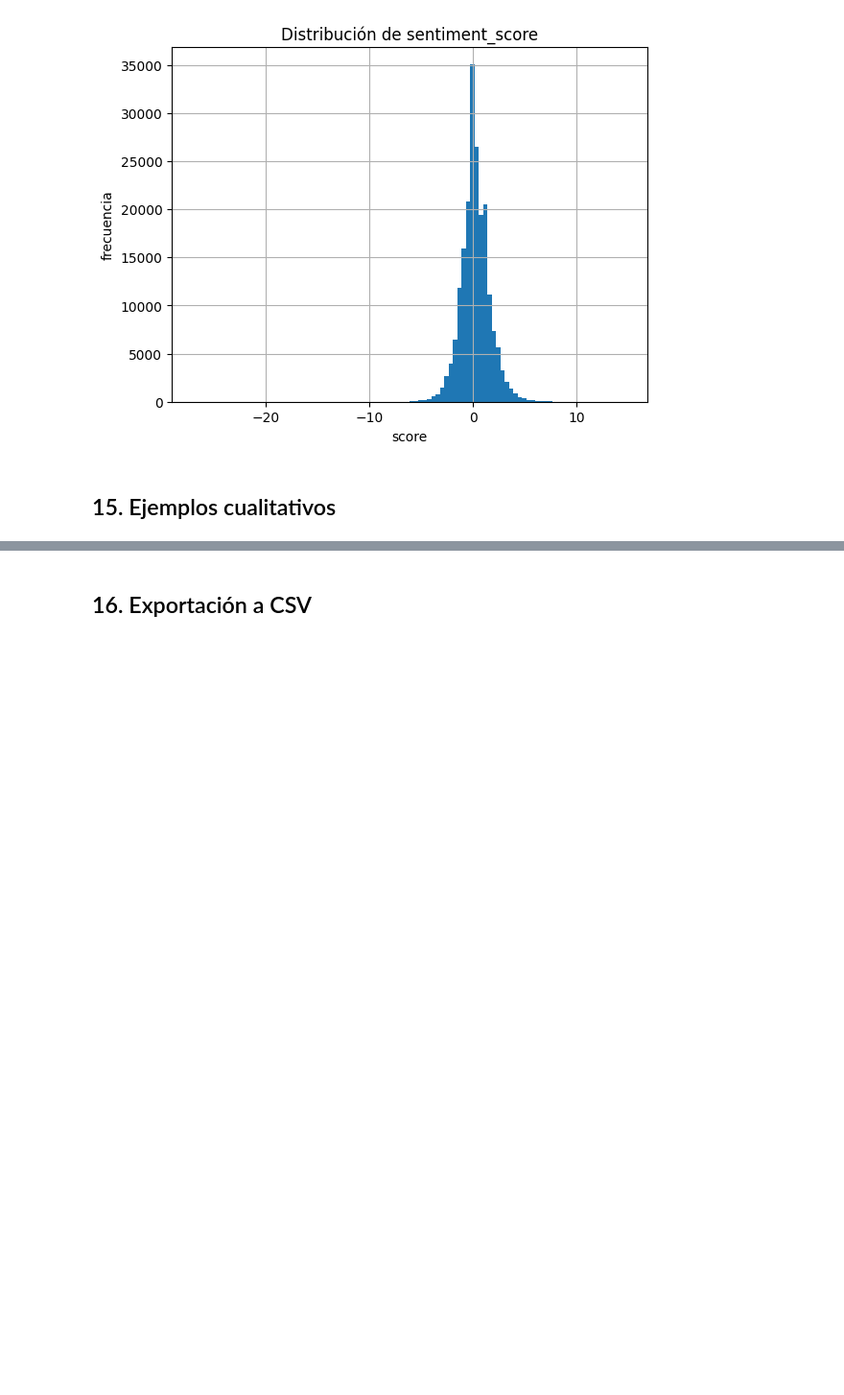
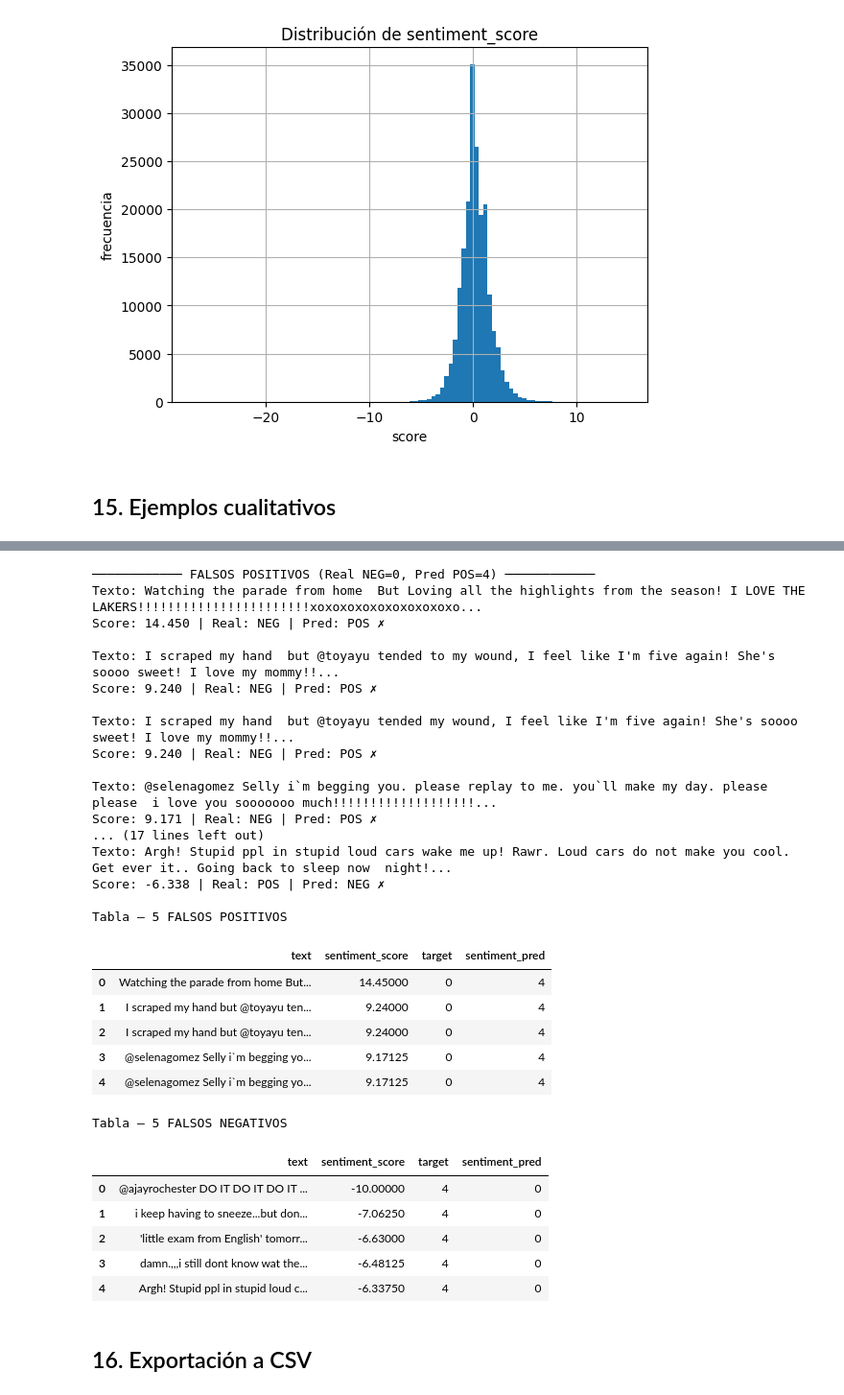
Before and after one commit to BugCatcherXO/Analisis-de-Sentimientos-de-Valoraciones-de-Productos, a Jupyter notebook: sentiment_lex_rules_v2.ipynb, the cells around one changed output, grey strips where cells are left out. Shown at 96% size. Cells and saved outputs as stored; diff of their text form; code cells hidden in the pictures; blank space fills up the shorter version.

```diff
--- a/sentiment_lex_rules_v2.ipynb
+++ b/sentiment_lex_rules_v2.ipynb
@@ -708,3 +659,81 @@ score=0.000 | real=NEG | pred=POS ✗
+# %%
+import numpy as np
+import pandas as pd
+from IPython.display import display
+
+if not ('tiene_target' in globals() and bool(tiene_target)):
+    print("No hay columna 'target'. Ejecuta esta celda sólo si existe `target` con valores {0,4}.")
+elif 'sentiment_pred' not in df.columns or 'sentiment_score' not in df.columns:
+    print("Faltan columnas 'sentiment_pred' o 'sentiment_score'. Ejecuta las celdas de scoring/predicción antes.")
+else:
+    # Máscaras de error
+    mask_fp = (df['target'] == 0) & (df['sentiment_pred'] == 4)  # Falsos Positivos
+    mask_fn = (df['target'] == 4) & (df['sentiment_pred'] == 0)  # Falsos Negativos
+
+    # Subconjuntos con columnas relevantes
+    cols = [text_col, 'sentiment_score', 'target', 'sentiment_pred']
+    ejemplos_fp = df.loc[mask_fp, cols].copy()
+    ejemplos_fn = df.loc[mask_fn, cols].copy()
+
+    # Distancia al umbral (si existe), para priorizar errores más "claros"
+    umbral = float(mejor_umbral) if 'mejor_umbral' in globals() else 0.0
+    ejemplos_fp['dist_umbral'] = (ejemplos_fp['sentiment_score'] - umbral).abs()
+    ejemplos_fn['dist_umbral'] = (ejemplos_fn['sentiment_score'] - umbral).abs()
+
+    # Selección de 5 casos (los de mayor distancia al umbral)
+    top_fp = ejemplos_fp.sort_values('dist_umbral', ascending=False).head(5)
+    top_fn = ejemplos_fn.sort_values('dist_umbral', ascending=False).head(5)
+
+    # --- SALIDA LEGIBLE (texto) ---
+    print("──────────── FALSOS POSITIVOS (Real NEG=0, Pred POS=4) ────────────")
+    for _, row in top_fp.iterrows():
+        txt = str(row[text_col]).replace("\n", " ")
+        print(f"Texto: {txt[:200]}...")
+        print(f"Score: {row['sentiment_score']:.3f} | Real: NEG | Pred: POS ✗\n")
+
+    print("──────────── FALSOS NEGATIVOS (Real POS=4, Pred NEG=0) ────────────")
+    for _, row in top_fn.iterrows():
+        txt = str(row[text_col]).replace("\n", " ")
+        print(f"Texto: {txt[:200]}...")
+        print(f"Score: {row['sentiment_score']:.3f} | Real: POS | Pred: NEG ✗\n")
+
+    # --- TABLAS (útiles para exportar/copiar) ---
+    print("Tabla — 5 FALSOS POSITIVOS")
+    display(top_fp.drop(columns=['dist_umbral']).reset_index(drop=True))
+
+    print("Tabla — 5 FALSOS NEGATIVOS")
+    display(top_fn.drop(columns=['dist_umbral']).reset_index(drop=True))
+# %% [output]
+──────────── FALSOS POSITIVOS (Real NEG=0, Pred POS=4) ────────────
+Texto: Watching the parade from home  But Loving all the highlights from the season! I LOVE THE LAKERS!!!!!!!!!!!!!!!!!!!!!!!xoxoxoxoxoxoxoxoxoxo...
+Score: 14.450 | Real: NEG | Pred: POS ✗
+
+Texto: I scraped my hand  but @toyayu tended to my wound, I feel like I'm five again! She's soooo sweet! I love my mommy!!...
+Score: 9.240 | Real: NEG | Pred: POS ✗
+
+Texto: I scraped my hand  but @toyayu tended my wound, I feel like I'm five again! She's soooo sweet! I love my mommy!!...
+Score: 9.240 | Real: NEG | Pred: POS ✗
+
+Texto: @selenagomez Selly i`m begging you. please replay to me. you`ll make my day. please please  i love you sooooooo much!!!!!!!!!!!!!!!!!!!...
+Score: 9.171 | Real: NEG | Pred: POS ✗
+... (17 lines left out)
+Texto: Argh! Stupid ppl in stupid loud cars wake me up! Rawr. Loud cars do not make you cool. Get ever it.. Going back to sleep now  night!...
+Score: -6.338 | Real: POS | Pred: NEG ✗
+
+Tabla — 5 FALSOS POSITIVOS
+|  | text | sentiment_score | target | sentiment_pred |
+| 0 | Watching the parade from home But... | 14.45000 | 0 | 4 |
+| 1 | I scraped my hand but @toyayu ten... | 9.24000 | 0 | 4 |
+| 2 | I scraped my hand but @toyayu ten... | 9.24000 | 0 | 4 |
+| 3 | @selenagomez Selly i`m begging yo... | 9.17125 | 0 | 4 |
+| 4 | @selenagomez Selly i`m begging yo... | 9.17125 | 0 | 4 |
+Tabla — 5 FALSOS NEGATIVOS
+|  | text | sentiment_score | target | sentiment_pred |
+| 0 | @ajayrochester DO IT DO IT DO IT ... | -10.00000 | 4 | 0 |
+| 1 | i keep having to sneeze...but don... | -7.06250 | 4 | 0 |
+| 2 | 'little exam from English' tomorr... | -6.63000 | 4 | 0 |
+| 3 | damn.,,,i still dont know wat the... | -6.48125 | 4 | 0 |
+| 4 | Argh! Stupid ppl in stupid loud c... | -6.33750 | 4 | 0 |
 # %% [markdown]
 ## 16. Exportación a CSV
 # %%
```
Also changed, not shown: parts of 1 cell of this notebook.
